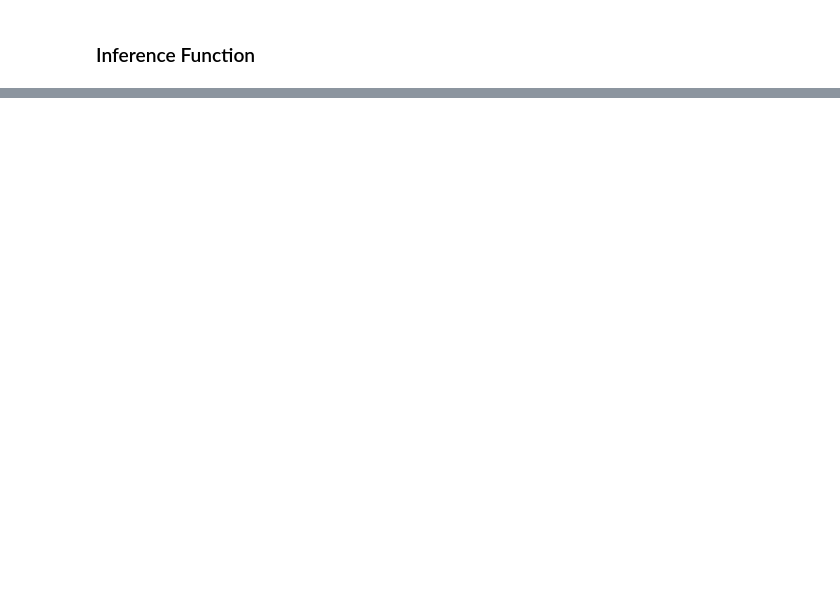
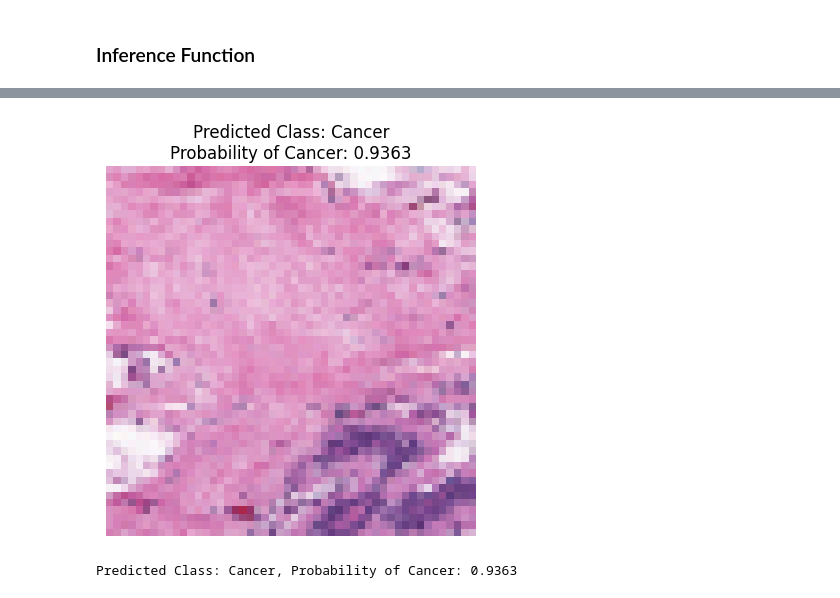
Before and after one commit to IbrahimEmad11/MammoDetect, a Jupyter notebook: mammo_noteook.ipynb, the cells around one changed output, grey strips where cells are left out. Saved outputs shown, nothing was run; the diff lists cells and outputs as text; code cells hidden in the pictures; blank space fills up the shorter version.

```diff
--- a/mammo_noteook.ipynb
+++ b/mammo_noteook.ipynb
@@ -1056,0 +1102,63 @@ You are using `torch.load` with `weights_only=False` (the current default value)
+# %%
+import cv2
+import numpy as np
+import torch
+import matplotlib.pyplot as plt
+
+# Define the inference function
+def infer_image(model, image_path, target_size=(50, 50)):
+    """
+    Load an image, preprocess it, and run inference with a trained model.
+
+    Parameters:
+    - model: Trained PyTorch model
+    - image_path: Path to the image file
+    - target_size: Target size for resizing the image (default: (50, 50))
+
+    Returns:
+    - predicted_class: Predicted label ('Cancer' or 'Normal')
+    - cancer_probability: Probability of the image being cancerous
+    """
+
+    # Load and preprocess the image
+    try:
+        img = cv2.imread(image_path)
+        img = cv2.cvtColor(img, cv2.COLOR_BGR2RGB)
+        img = cv2.resize(img, target_size)
+        img_array = img / 255.0  # Normalize pixel values
+
+        # Convert image to tensor
+        img_batch = np.expand_dims(img_array, axis=0)
+        img_batch = np.transpose(img_batch, (0, 3, 1, 2))
+        img_tensor = torch.tensor(img_batch, dtype=torch.float32).to(device)
+        img_tensor = img_tensor.contiguous()
+
+    except Exception as e:
+        print(f"Error processing {image_path}: {str(e)}")
+        return None, None
+
+    # Set the model to evaluation mode and make predictions
+    model.eval()
+    with torch.no_grad():
+        output = model(img_tensor)
+        cancer_probability = torch.sigmoid(output[0][0]).item()  # Apply sigmoid for binary classification
+
+    # Determine the predicted class based on probability
+    predicted_class = "Cancer" if cancer_probability >= 0.5 else "Normal"
+
+    # Display the image with prediction
+    plt.imshow(img)
+    plt.title(f'Predicted Class: {predicted_class}\nProbability of Cancer: {cancer_probability:.4f}')
+    plt.axis('off')
+    plt.show()
+
+    return predicted_class, cancer_probability
+
+# Example usage:
+model = load_trained_model(model, model_path)
+image_path = f'{breast_path}/IDC_regular_ps50_idx5/10253/0/10253_idx5_x1001_y1001_class0.png'
+predicted_class, cancer_probability = infer_image(model, image_path)
+print(f'Predicted Class: {predicted_class}, Probability of Cancer: {cancer_probability:.4f}')
+# %% [output]
+[figure, added]
+Predicted Class: Cancer, Probability of Cancer: 0.9363
```
Also changed, not shown: parts of 31 cells of this notebook, 17 other files.
